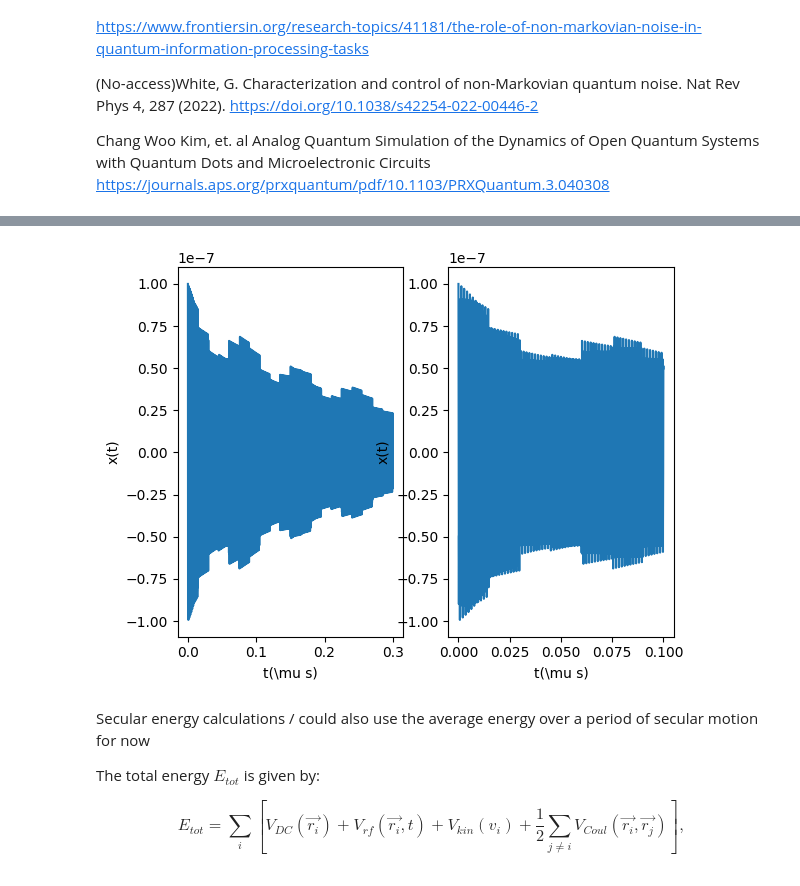
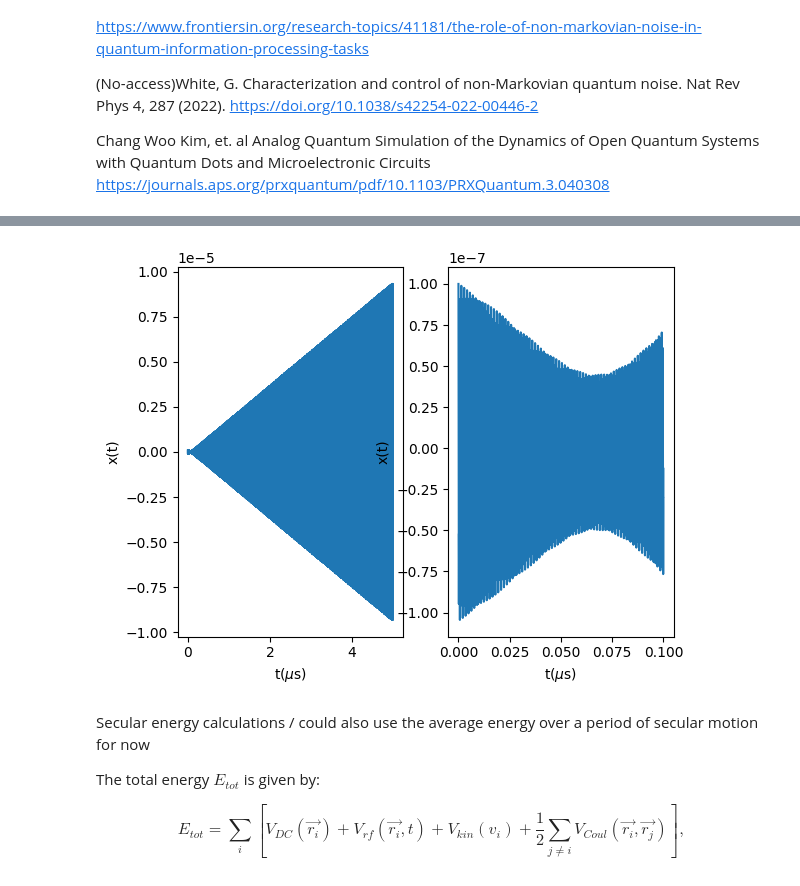
Before and after one commit to yuqian15/electron_micromotion_cooling, a Jupyter notebook: Electron-QIP.ipynb, the cells around one changed output, grey strips where cells are left out. Saved outputs shown, nothing was run; the diff lists cells and outputs as text; code cells hidden in the pictures.

```diff
--- a/Electron-QIP.ipynb
+++ b/Electron-QIP.ipynb
@@ -49,13 +49,13 @@ Temperature = 0.4 # Temperature for the tank circuit, given by article
 # Define the spatial step size and the time step size
 
 dt = 1e-12 # time step size: 0.01 mu s
-T = 30e-8 # total time 30 mu s
+T = 500e-8 # total time 30 mu s
 N = int(T/dt)
 
 t_eval = np.linspace(0, T, N)
 
-N_segment = 20
-t_segment = T / 20
+N_segment = 50
+t_segment = T / N_segment
 
 # Motion initialization
 
@@ -296,7 +296,7 @@ DampingFactor_list = []
 # Calculate the damping force coefficient
 def DampingFactor(Vec, t):
     x, y, z, vx, vy, vz = Vec
-
+    '''
     vx_Nsec.pop(0)
     vy_Nsec.pop(0)
     vz_Nsec.pop(0)
@@ -310,9 +310,10 @@ def DampingFactor(Vec, t):
     return vx_Ampl / vx_init_Ampl, vy_Ampl / vy_init_Ampl, vz_Ampl / vz_init_Ampl
     #DampingFactor_list.append(np.sqrt(vx ** 2 / vx_init_Ampl ** 2 + vy ** 2 / vy_init_Ampl ** 2 + vz ** 2 / vz_init_Ampl ** 2))
     #return np.sqrt(vx ** 2 / vx_init_Ampl ** 2 + vy ** 2 / vy_init_Ampl ** 2 + vz ** 2 / vz_init_Ampl ** 2)
-    #return 1.,1.,1.
+    '''
+    return 1.,1.,1.
+
 # Calculate the Damping force generated by tank circuit
-
 
 def DampingForce(Vec, t):
     posi = int(t/dt) - 1
@@ -320,7 +321,7 @@ def DampingForce(Vec, t):
     # This is for damping factor method
     return DampingFactorx * Damping_Ex[posi], 0., 0.
     # This is for time-segment method
-    #return DampingFactorx * Damping_Ex_temp[posi], 0., 0.
+    # return DampingFactorx * Damping_Ex_temp[posi], 0., 0.
 
 
 #Calculate the JN noise of the circuit
@@ -549,26 +560,26 @@ plt.show()
 # %%
 # Plot the x-axis motion
 fig1, ax = plt.subplots(1,2)
 
 # Plot the data on the axes
-ax[0].plot(t_damp[:len(x_damp)]*1e6, x_damp)
+ax[0].plot(t_eval[:len(x_damp)]*1e6, x_damp)
 
 # Add labels to the axes
-ax[0].set_xlabel('t(\mu s)')
+ax[0].set_xlabel('t($\mu$s)')
 ax[0].set_ylabel('x(t)')
 
 # Plot the data on the axes
 Zoomnum = int(0.1e-6/dt)
-ax[1].plot(t_damp[:Zoomnum]*1e6, x_damp[:Zoomnum])
+ax[1].plot(t_eval[:Zoomnum]*1e6, x_damp[:Zoomnum])
 
 # Add labels to the axes
-ax[1].set_xlabel('t(\mu s)')
+ax[1].set_xlabel('t($\mu$s)')
 ax[1].set_ylabel('x(t)')
 
 # Show the plot
 plt.show()
 # %% [output]
-[figure, old version]
+[figure, new version]
 # %% [markdown]
 Secular energy calculations / could also use the average energy over a period of secular motion for now
 
```
Also changed, not shown: parts of 7 cells of this notebook, 10 other files.
